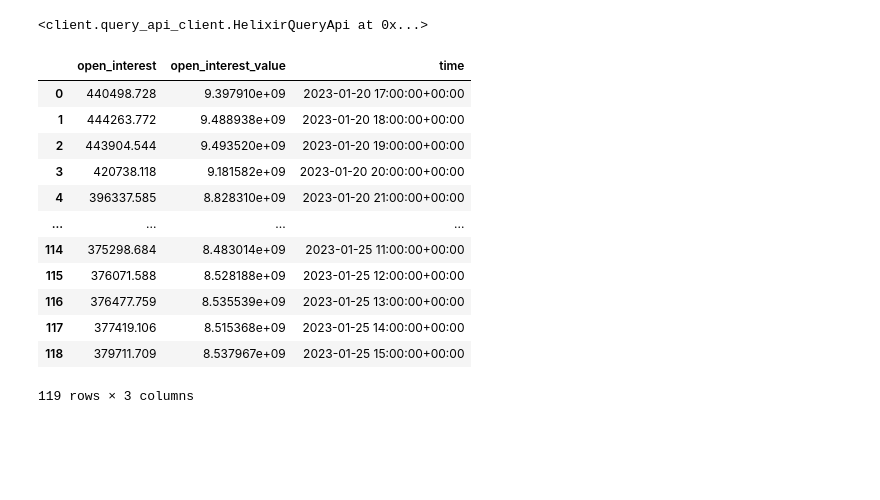
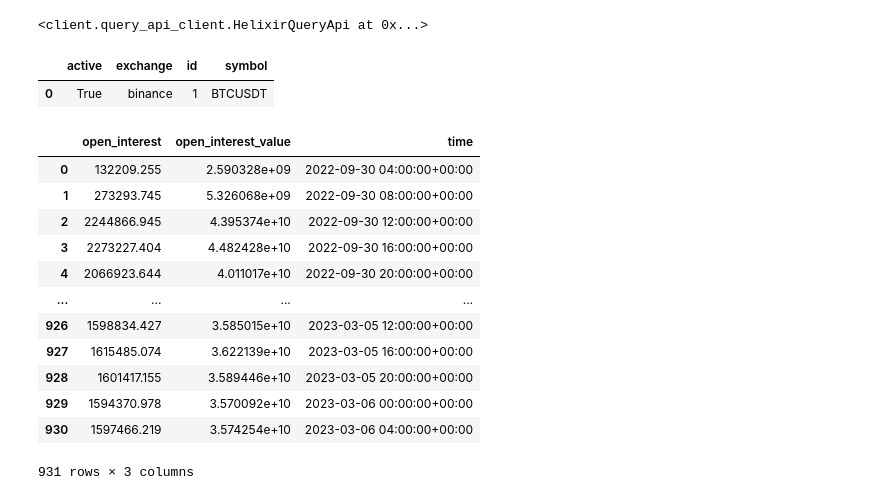
Before and after one commit to QuantNodeAI/quantnote-query-client, a Jupyter notebook: examples/open_interest.ipynb, the cells around one changed output. Drawn from its saved outputs; the diff is of its cells as text; code cells hidden in the pictures; blank space fills up the shorter version.

```diff
--- a/examples/open_interest.ipynb
+++ b/examples/open_interest.ipynb
@@ -22,39 +22,46 @@ client = HelixirQueryApi(auth_token=AUTH_TOKEN, api_version="v1")
 client
 # %% [output]
 <client.query_api_client.HelixirQueryApi at 0x...>
+# %%
+pair_symbol = 'BTCUSDT'
+pair_query = """SELECT *
+    FROM cex.binance.pairs
+    WHERE symbol = '{symbol}';""".format(symbol=pair_symbol)
+
+pair = client.get_data_response(pair_query)
+pair
+# %% [output]
+|  | active | exchange | id | symbol |
+| 0 | True | binance | 1 | BTCUSDT |
 # %%
-query = """WITH pair AS (
-    SELECT id
-    FROM cex.binance.pairs
-    WHERE symbol = 'BTCUSDT'
-)
-SELECT timestamp as time,
+
+query = """SELECT timestamp as time,
        open_interest,
        open_interest_value
-FROM cex.binance.open_interest_hourly, pair
-WHERE timestamp > now() - interval '5' day
-  and pair_id = pair.id
-order by 1;"""
+FROM cex.binance.open_interest_4_hours
+WHERE timestamp > timestamp '2022-09-30'
+  and pair_id = {pair_id}
+order by 1;""".format(pair_id=pair['id'][0])
 
 response = client.get_data_response(query)
 response['time'] = pd.to_datetime(response['time'])
 response['open_interest'] = pd.to_numeric(response['open_interest'])
 response['open_interest_value'] = pd.to_numeric(response['open_interest_value'])
 response
 # %% [output]
 |  | open_interest | open_interest_value | time |
-| 0 | 440498.728 | 9.397910e+09 | 2023-01-20 17:00:00+00:00 |
-| 1 | 444263.772 | 9.488938e+09 | 2023-01-20 18:00:00+00:00 |
-| 2 | 443904.544 | 9.493520e+09 | 2023-01-20 19:00:00+00:00 |
-| 3 | 420738.118 | 9.181582e+09 | 2023-01-20 20:00:00+00:00 |
-| 4 | 396337.585 | 8.828310e+09 | 2023-01-20 21:00:00+00:00 |
+| 0 | 132209.255 | 2.590328e+09 | 2022-09-30 04:00:00+00:00 |
+| 1 | 273293.745 | 5.326068e+09 | 2022-09-30 08:00:00+00:00 |
+| 2 | 2244866.945 | 4.395374e+10 | 2022-09-30 12:00:00+00:00 |
+| 3 | 2273227.404 | 4.482428e+10 | 2022-09-30 16:00:00+00:00 |
+| 4 | 2066923.644 | 4.011017e+10 | 2022-09-30 20:00:00+00:00 |
 | ... | ... | ... | ... |
-| 114 | 375298.684 | 8.483014e+09 | 2023-01-25 11:00:00+00:00 |
-| 115 | 376071.588 | 8.528188e+09 | 2023-01-25 12:00:00+00:00 |
-| 116 | 376477.759 | 8.535539e+09 | 2023-01-25 13:00:00+00:00 |
-| 117 | 377419.106 | 8.515368e+09 | 2023-01-25 14:00:00+00:00 |
-| 118 | 379711.709 | 8.537967e+09 | 2023-01-25 15:00:00+00:00 |
+| 926 | 1598834.427 | 3.585015e+10 | 2023-03-05 12:00:00+00:00 |
+| 927 | 1615485.074 | 3.622139e+10 | 2023-03-05 16:00:00+00:00 |
+| 928 | 1601417.155 | 3.589446e+10 | 2023-03-05 20:00:00+00:00 |
+| 929 | 1594370.978 | 3.570092e+10 | 2023-03-06 00:00:00+00:00 |
+| 930 | 1597466.219 | 3.574254e+10 | 2023-03-06 04:00:00+00:00 |
-119 rows × 3 columns
+931 rows × 3 columns
 # %%
 query = """SELECT price.bucket as time,
        close_stable as close,
```
Also changed, not shown: parts of 3 cells of this notebook.
